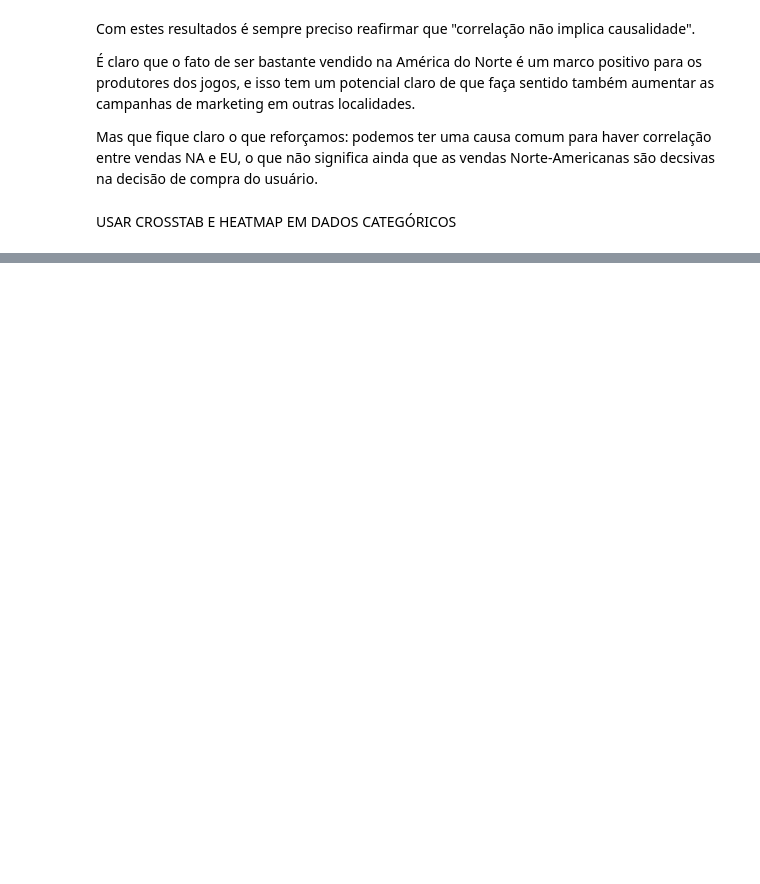
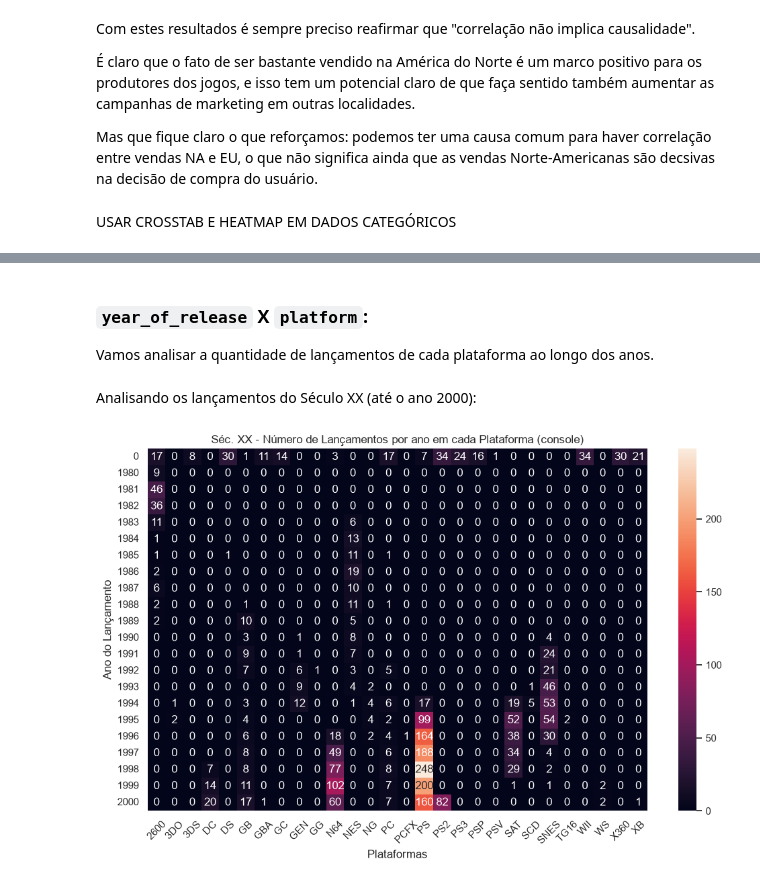
Before and after one commit to JLMB2015/games-analysis, a Jupyter notebook: project.ipynb, the cells around one changed output, grey strips where cells are left out. Cells and saved outputs as stored; diff of their text form; code cells hidden in the pictures; blank space fills up the shorter version.

```diff
--- a/project.ipynb
+++ b/project.ipynb
@@ -2363,0 +1800,30 @@ Vamos analisar a relação da média ponderada entre as notas dos críticos e us
+# %% [markdown]
+### `year_of_release` X `platform`:
+
+Vamos analisar a quantidade de lançamentos de cada plataforma ao longo dos anos.
+# %%
+# Gerando o DataFrame com os dados relevantes
+data_to_plot = df[["year_of_release","platform"]].copy().reset_index(drop=True)
+data_to_plot = data_to_plot.sort_values('year_of_release').reset_index()
+data_to_plot = data_to_plot.groupby(['year_of_release', 'platform'])['index'].count().reset_index()
+data_to_plot = data_to_plot.rename(columns={'index': 'count'})
+
+sec_xx = data_to_plot['year_of_release'] < 2001 #Máscara booleana para todos os lançamentos do século 20
+sec_xxi = data_to_plot['year_of_release'] >= 2001 #Máscara booleana para todos os lançamentos do século 21
+# %% [markdown]
+Analisando os lançamentos do Século XX (até o ano 2000):
+# %%
+# Separando os anos de lançamento:
+df_sec_xx = data_to_plot[sec_xx]
+# Reatribuindo um DataFrame tratado à variável df_sec_xx - tabela pivot-table
+df_sec_xx = df_sec_xx.pivot_table(index='year_of_release', columns='platform', values='count', fill_value=0)
+
+graph = sns.heatmap(data=df_sec_xx, annot=True, fmt=".0f")
+plt.xticks(rotation=45)
+plt.title("Séc. XX - Número de Lançamentos por ano em cada Plataforma (console)")
+plt.xlabel("Plataformas")
+plt.ylabel("Ano do Lançamento")
+
+plt.show(graph)
+# %% [output]
+[figure, added]
```
Also changed, not shown: parts of 94 cells of this notebook.
